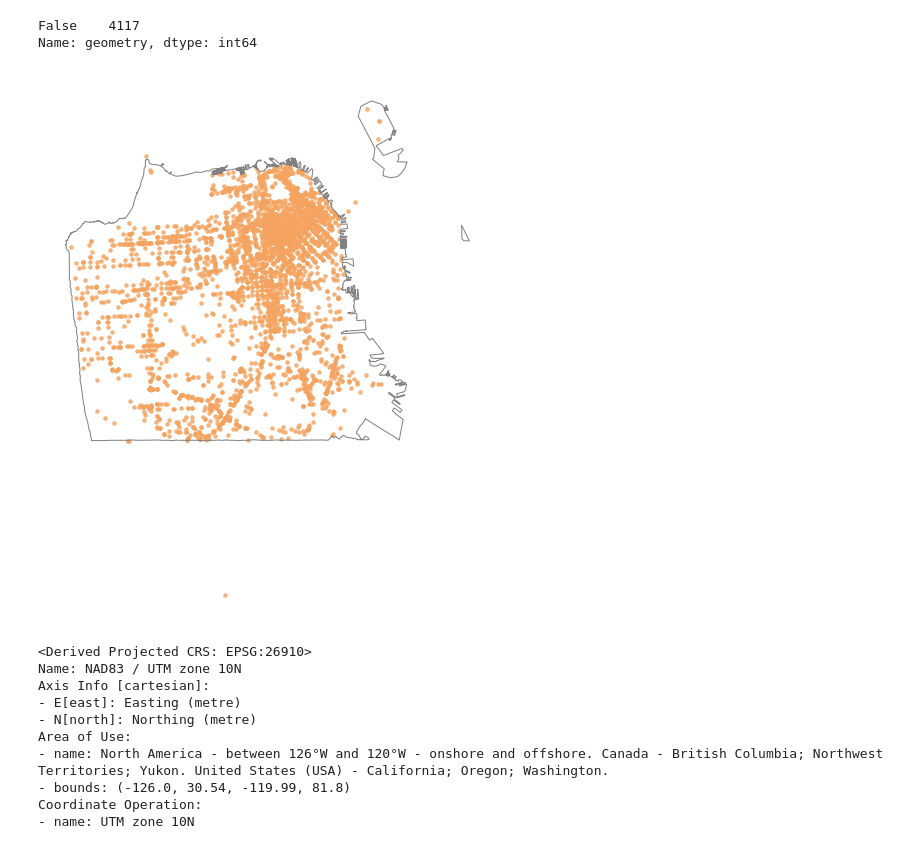
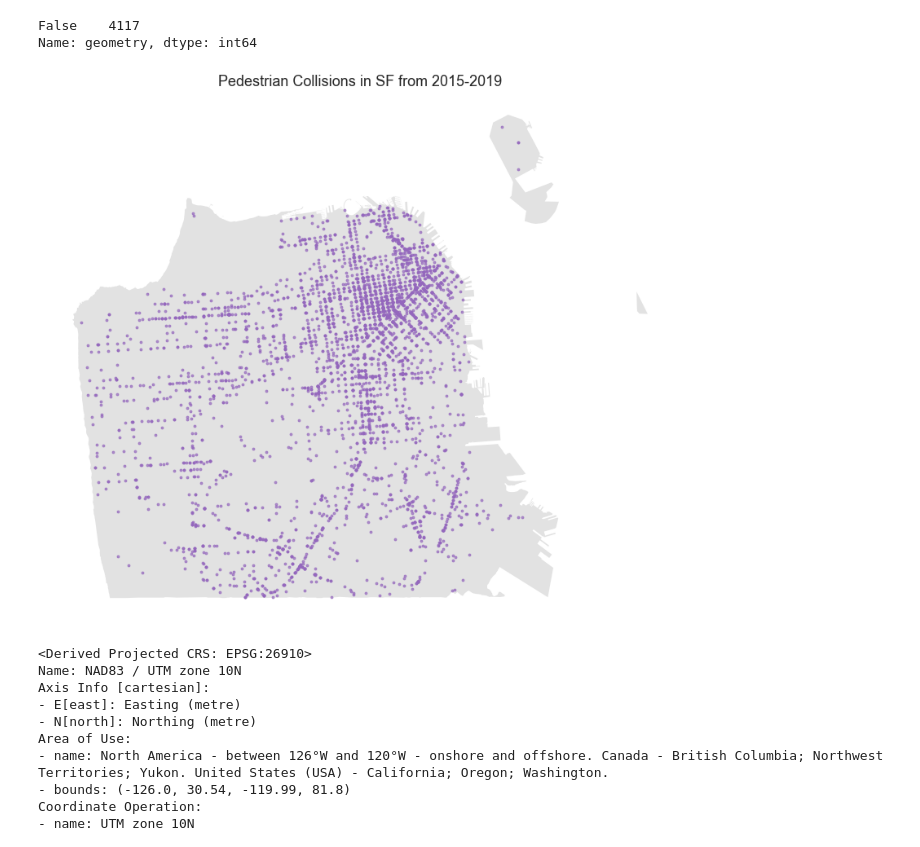
Before and after one commit to hua-mike/cp255-project, a Jupyter notebook: cp255-project-nb.ipynb, the cells around one changed output. Cells and saved outputs as stored; diff of their text form; code cells hidden in the pictures.

```diff
--- a/cp255-project-nb.ipynb
+++ b/cp255-project-nb.ipynb
@@ -34,5 +34,5 @@ import plotly.express as px
 import statsmodels.api as sm
 # %%
 # Set Seaborn Aesthetics
-sns.set_context("notebook", font_scale=1.25)
+sns.set_context("notebook", font_scale=1.5)
 sns.set_style("white")
@@ -487,12 +556,15 @@ crash.geometry.isna().value_counts()
 False    4117
 Name: geometry, dtype: int64
 # %%
-fig, ax = plt.subplots(figsize=(18,10))
-crash.plot(markersize=12, color = 'sandybrown', alpha=0.8, ax=ax, aspect='auto')
-outline.plot(color='none', edgecolor='gray', linewidth=1, ax=ax, aspect='auto')
+fig, ax = plt.subplots(figsize=(18,12))
+crash.clip(outline).plot(markersize=8, color = 'tab:purple', alpha=0.7, legend=True, ax=ax, aspect='auto', zorder=2)
+outline.plot(color=base_gray, edgecolor='none', ax=ax, aspect='auto', zorder=1)
 ax.set_axis_off()
+ax.set_title('Pedestrian Collisions in SF from 2015-2019')
+plt.savefig("docs/images/crashes.png", dpi=save_dpi, bbox_inches='tight', transparent=True)
+plt.show()
 # %% [output]
-[figure, old version]
+[figure, new version]
 # %%
 # project to projected CRS to use units of meters
 crash_prj = crash.to_crs(projected_crs)
```
Also changed, not shown: parts of 27 cells of this notebook.
